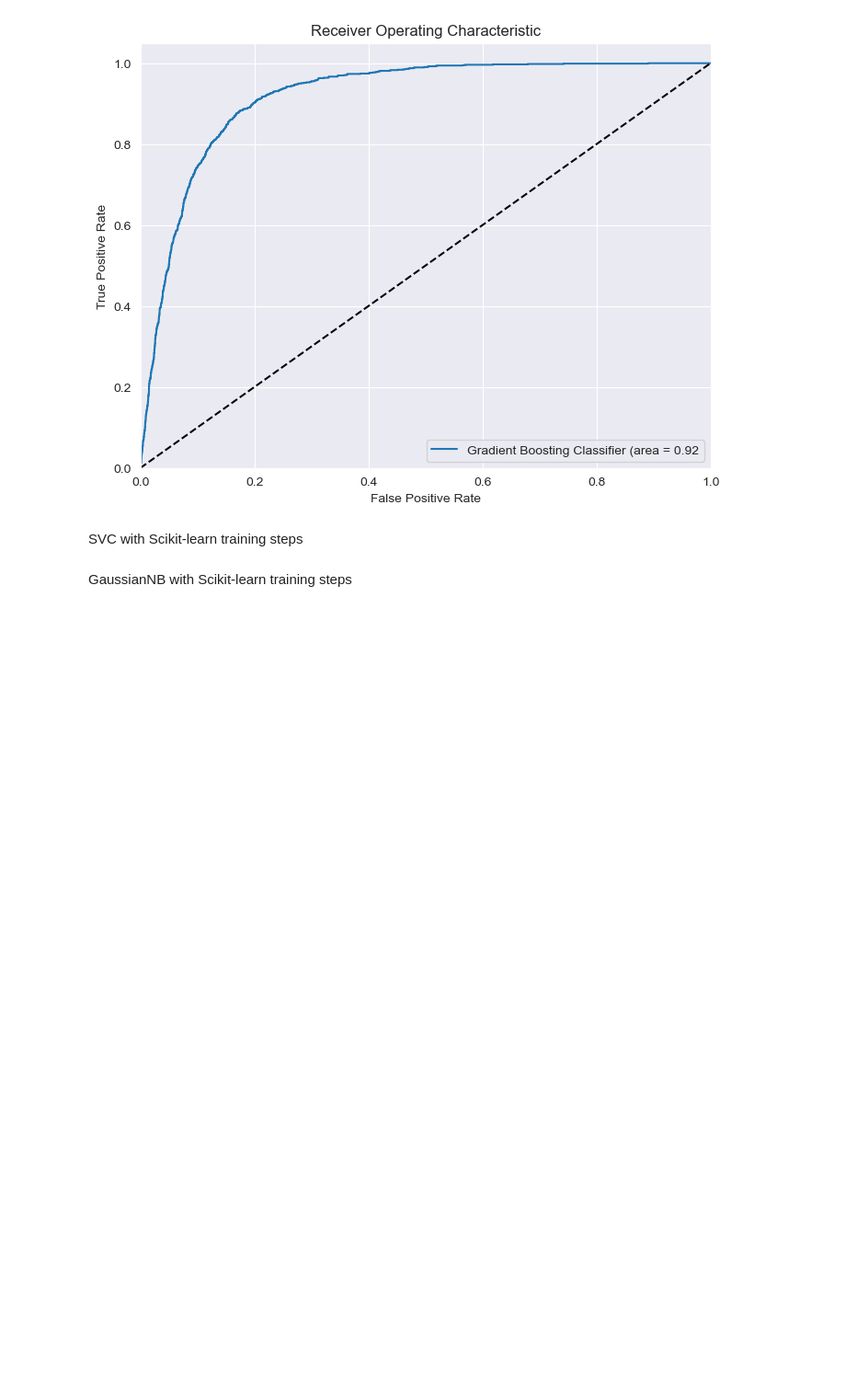
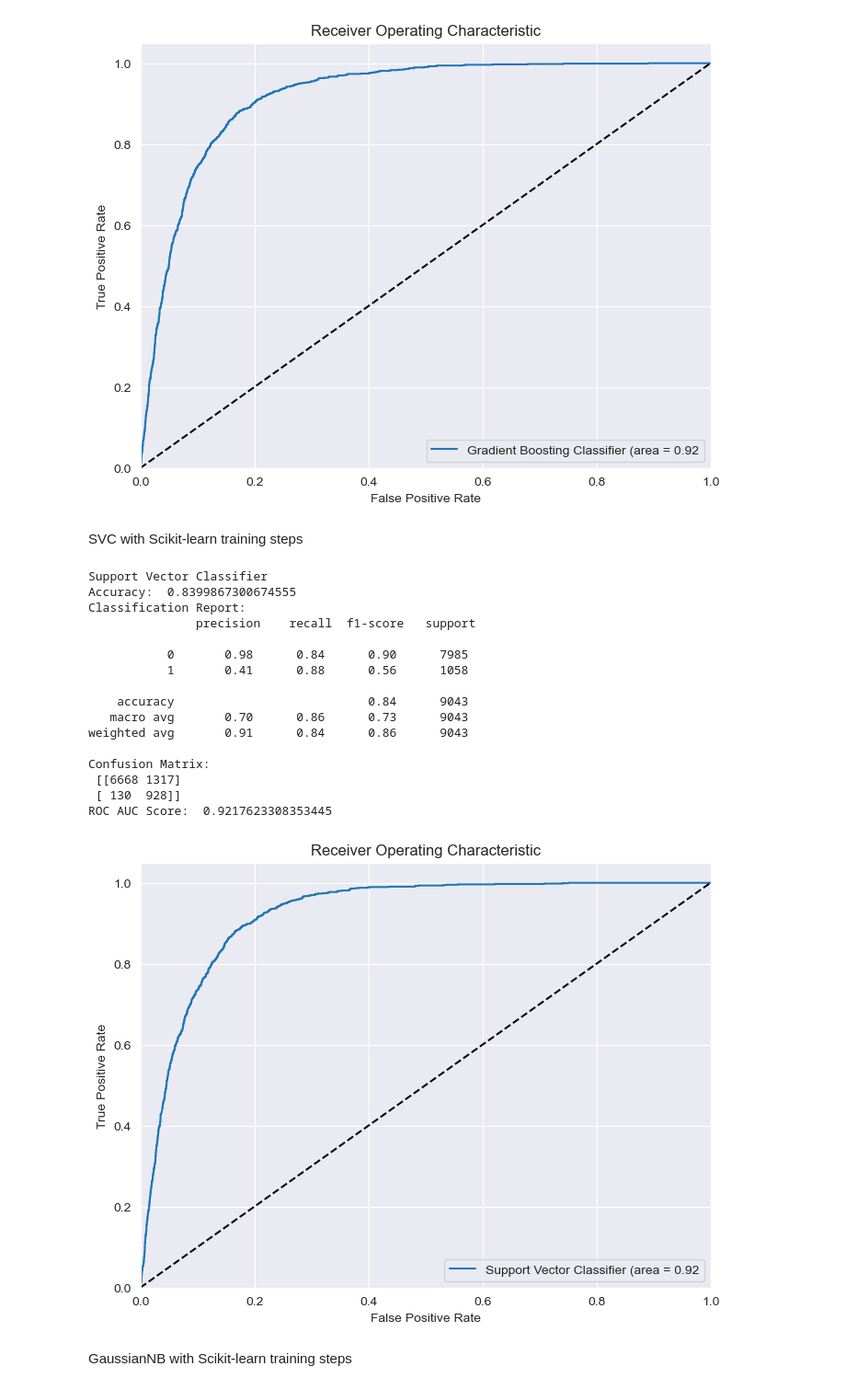
Before and after one commit to gublit/classifier, a Jupyter notebook: notebooks/bank.ipynb, the cells around one changed output. Shown at 92% size. Saved outputs shown, nothing was run; the diff lists cells and outputs as text; code cells hidden in the pictures; blank space fills up the shorter version.

```diff
--- a/notebooks/bank.ipynb
+++ b/notebooks/bank.ipynb
@@ -426,9 +426,9 @@ array([0.00000000e+00, 1.25234815e-04, 1.25234815e-04, ...,
 # %%
 #Decision Tree Classifier
 dtree=DecisionTreeClassifier()
-dtree.fit(X_train_tran,y_train)
-y_pred=dtree.predict(X_test_tran)
-y_pred_proba=dtree.predict_proba(X_test_tran)[:,1]
+dtree.fit(X_train,y_train)
+y_pred=dtree.predict(X_test)
+y_pred_proba=dtree.predict_proba(X_test)[:,1]
 print("Decision Tree Classifier")
 print("Accuracy: ",accuracy_score(y_test,y_pred))
 print("Classification Report: \n",classification_report(y_test,y_pred))
@@ -469,9 +469,9 @@ Random Forest with Scikit-learn training steps
 # %%
 #Random Forest Classifier
 rforest=RandomForestClassifier(class_weight= 'balanced',n_estimators=100)
-rforest.fit(X_train_tran,y_train)
-y_pred=rforest.predict(X_test_tran)
-y_pred_proba=rforest.predict_proba(X_test_tran)[:,1]
+rforest.fit(X_train,y_train)
+y_pred=rforest.predict(X_test)
+y_pred_proba=rforest.predict_proba(X_test)[:,1]
 print("Random Forest Classifier")
 print("Accuracy: ",accuracy_score(y_test,y_pred))
 print("Classification Report: \n",classification_report(y_test,y_pred))
@@ -512,9 +512,9 @@ Gradient Boosting with Scikit-learn training steps
 # %%
 #Gradient Boosting Classifier
 gbm=GradientBoostingClassifier()
-gbm.fit(X_train_tran,y_train)
-y_pred=gbm.predict(X_test_tran)
-y_pred_proba=gbm.predict_proba(X_test_tran)[:,1]
+gbm.fit(X_train,y_train)
+y_pred=gbm.predict(X_test)
+y_pred_proba=gbm.predict_proba(X_test)[:,1]
 print("Gradient Boosting Classifier")
 print("Accuracy: ",accuracy_score(y_test,y_pred))
 print("Classification Report: \n",classification_report(y_test,y_pred))
@@ -555,26 +555,44 @@ SVC with Scikit-learn training steps
 # %%
 #Support Vector Classifier
 svc=SVC(class_weight= 'balanced',probability=True)
-svc.fit(X_train_tran,y_train)
-y_pred=svc.predict(X_test_tran)
-y_pred_proba=svc.predict_proba(X_test_tran)[:,1]
+svc.fit(X_train,y_train)
+y_pred=svc.predict(X_test)
+y_pred_proba=svc.predict_proba(X_test)[:,1]
 print("Support Vector Classifier")
 print("Accuracy: ",accuracy_score(y_test,y_pred))
 print("Classification Report: \n",classification_report(y_test,y_pred))
 print("Confusion Matrix: \n",confusion_matrix(y_test,y_pred))
 print("ROC AUC Score: ",roc_auc_score(y_test,y_pred_proba))
 fpr, tpr, thresholds = roc_curve(y_test, y_pred_proba)
 roc_auc = auc(fpr, tpr)
 plt.figure(figsize=(8, 6))
 plt.plot(fpr, tpr, label= f'Support Vector Classifier (area = {roc_auc:.2f}')
 plt.plot([0, 1], [0, 1], 'k--')
 plt.xlim([0.0, 1.0])
 plt.ylim([0.0, 1.05])
 plt.xlabel('False Positive Rate')
 plt.ylabel('True Positive Rate')
 plt.title('Receiver Operating Characteristic')
 plt.legend(loc='lower right')
 plt.show()
+# %% [output]
+Support Vector Classifier
+Accuracy:  0.8399867300674555
+Classification Report:
+               precision    recall  f1-score   support
+
+           0       0.98      0.84      0.90      7985
+           1       0.41      0.88      0.56      1058
+
+    accuracy                           0.84      9043
+   macro avg       0.70      0.86      0.73      9043
+weighted avg       0.91      0.84      0.86      9043
+
+Confusion Matrix:
+ [[6668 1317]
+ [ 130  928]]
+ROC AUC Score:  0.9217623308353445
+[figure, added]
 # %% [markdown]
 GaussianNB with Scikit-learn training steps
 # %%
```
Also changed, not shown: parts of 13 cells of this notebook, 6 other files.
